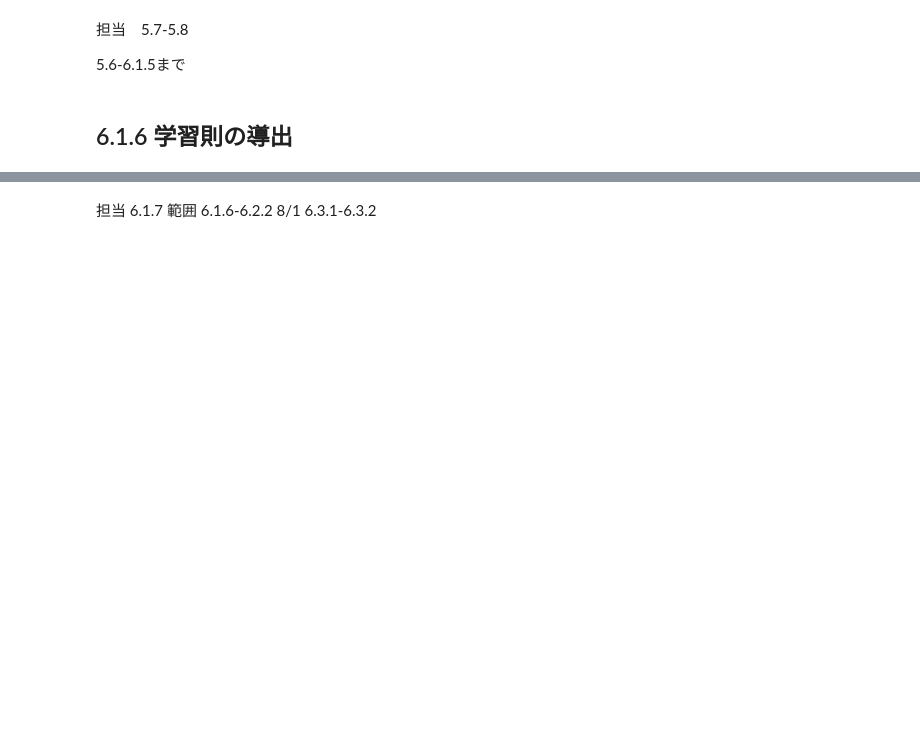
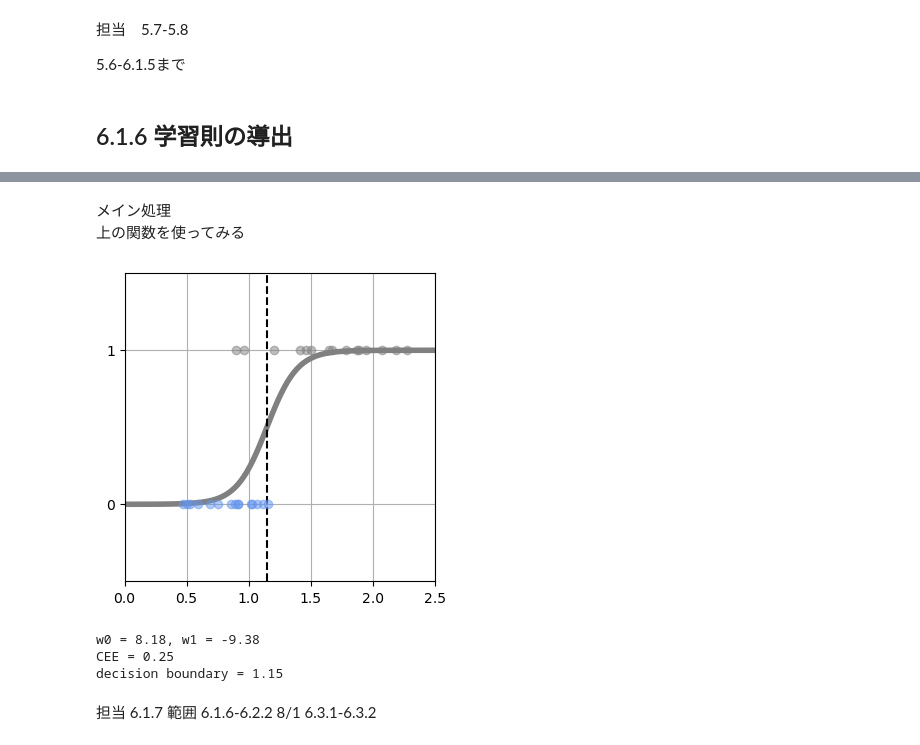
Before and after one commit to a2c6201/ml_labo, a Jupyter notebook: ml_text/section6.ipynb, the cells around one changed output, grey strips where cells are left out. Drawn from its saved outputs; the diff is of its cells as text; code cells hidden in the pictures; blank space fills up the shorter version.

```diff
--- a/ml_text/section6.ipynb
+++ b/ml_text/section6.ipynb
@@ -131,0 +225,10 @@ decision boundary = 1.25
+# %%
+def dcee_logistic(w, x, t):
+    y = logistic(x, w)
+    # 上式の計算
+    dcee = np.zeros(2)
+    for n in range(len(y)):
+        dcee[0] = dcee[0] + (y[n] - t[n]) * x[n]
+        dcee[1] = dcee[1] + (y[n] - t[n])
+    dcee = dcee / N
+    return dcee
@@ -134,3 +255,36 @@ decision boundary = 1.25
+# %%
+from scipy.optimize import minimize
+
+# ロジスティック回帰モデルのパラメータ最適化
+def fit_logistic(w_init, x, t):
+    # minimize(誤差関数, 初期値, args=誤差関数の引数, jac=誤差関数の勾配, method=最適化手法)
+    res = minimize(cee_logistic, w_init, args=(x, t),
+                    jac=dcee_logistic, method="CG")
+    return res.x
+# %% [markdown]
+メイン処理 \
+上の関数を使ってみる
+# %%
+w_init = np.array([1.0, -1.0])  # 初期パラメータ
+w = fit_logistic(w_init, X, T)  # 最適パラメータの計算
+cee = cee_logistic(w, X, T)     # 最適パラメータでのCEE
+
+# グラフ描画
+plt.figure(figsize=(4, 4))
+boudary = show_logistic(w)
+show_data1d(X, T)
+plt.grid(True)
+plt.show()
+
+# 結果表示
+print(f'w0 = {np.round(w[0], 2)}, w1 = {np.round(w[1], 2)}')
+print(f'CEE = {cee:.2f}')
+print(f'decision boundary = {np.round(boudary, 2)}')
+# %% [output]
+[figure, added]
+w0 = 8.18, w1 = -9.38
+CEE = 0.25
+decision boundary = 1.15
 # %% [markdown]
 担当 6.1.7
 範囲 6.1.6-6.2.2
```
Also changed, not shown: parts of 14 cells of this notebook.
